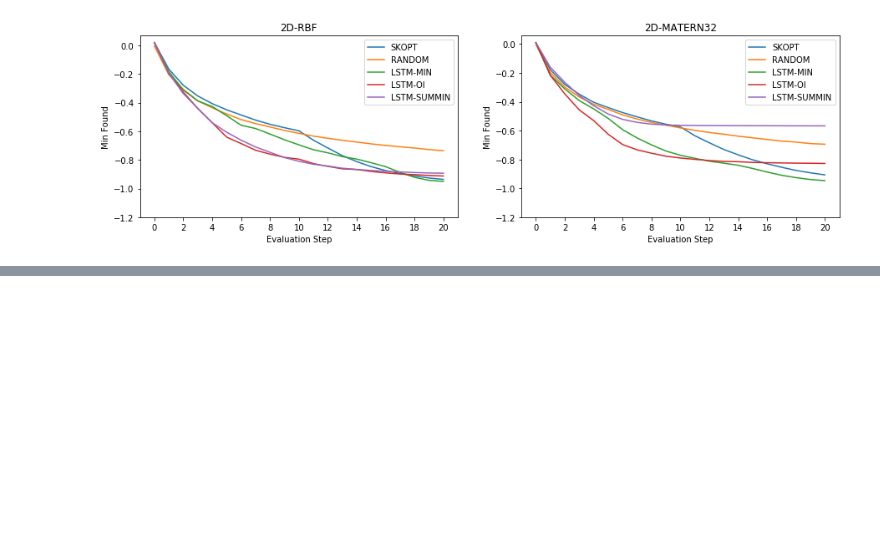
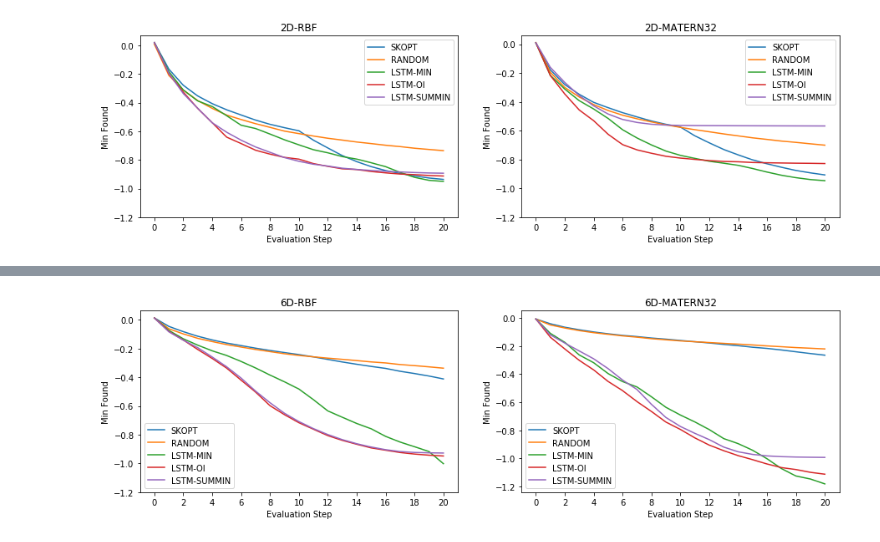
Before and after one commit to p16i/blackbox-optimization-using-rnns, a Jupyter notebook: compare-minimum-value-on-test-data.ipynb, the cells around one changed output, grey strips where cells are left out. Cells and saved outputs as stored; diff of their text form; code cells hidden in the pictures; blank space fills up the shorter version.

```diff
--- a/compare-minimum-value-on-test-data.ipynb
+++ b/compare-minimum-value-on-test-data.ipynb
@@ -128,0 +138,4 @@ plot_comparision_of_dim(dim=2)
+# %%
+plot_comparision_of_dim(dim=6)
+# %% [output]
+[figure, added]
```
Also changed, not shown: parts of 3 cells of this notebook.
